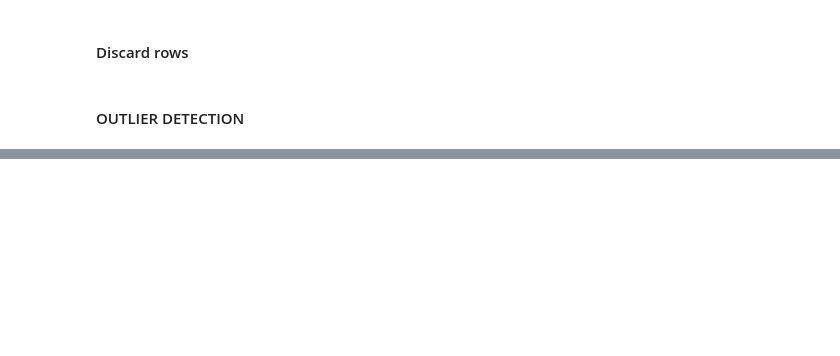
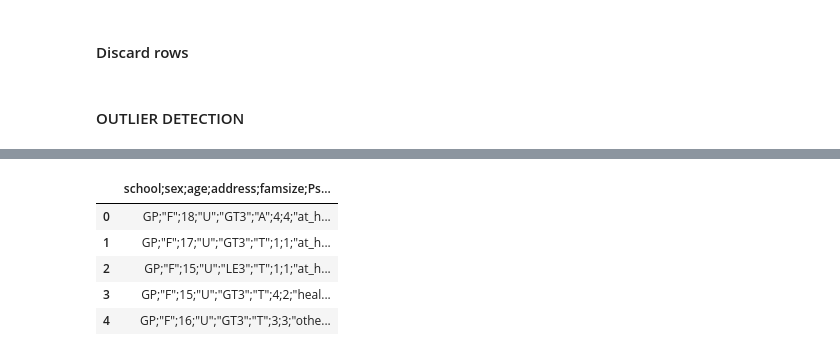
Before and after one commit to Sadeedesh/Data_mining_student_performance, a Jupyter notebook: notebooks/data_preprocessing.ipynb, the cells around one changed output, grey strips where cells are left out. Saved outputs shown, nothing was run; the diff lists cells and outputs as text; code cells hidden in the pictures; blank space fills up the shorter version.

```diff
--- a/notebooks/data_preprocessing.ipynb
+++ b/notebooks/data_preprocessing.ipynb
@@ -219,0 +345,12 @@ print(data.columns.tolist())
+# %%
+import pandas as pd
+
+data = pd.read_csv('student-mat.csv')
+data.head()
+# %% [output]
+|  | school;sex;age;address;famsize;Ps... |
+| 0 | GP;"F";18;"U";"GT3";"A";4;4;"at_h... |
+| 1 | GP;"F";17;"U";"GT3";"T";1;1;"at_h... |
+| 2 | GP;"F";15;"U";"LE3";"T";1;1;"at_h... |
+| 3 | GP;"F";15;"U";"GT3";"T";4;2;"heal... |
+| 4 | GP;"F";16;"U";"GT3";"T";3;3;"othe... |
```
Also changed, not shown: parts of 37 cells of this notebook, 2 other files.
